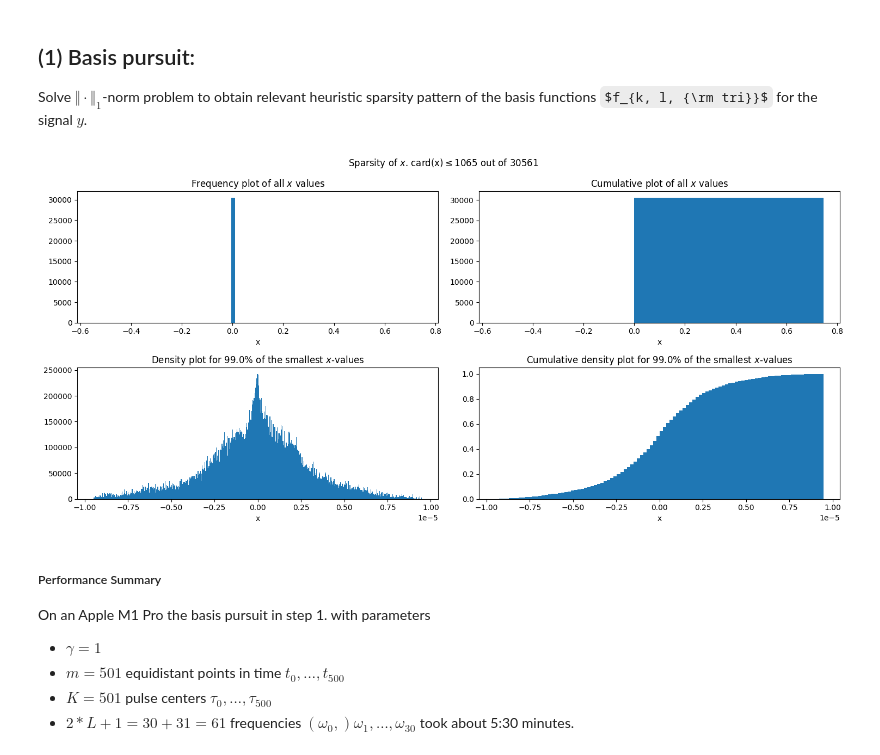
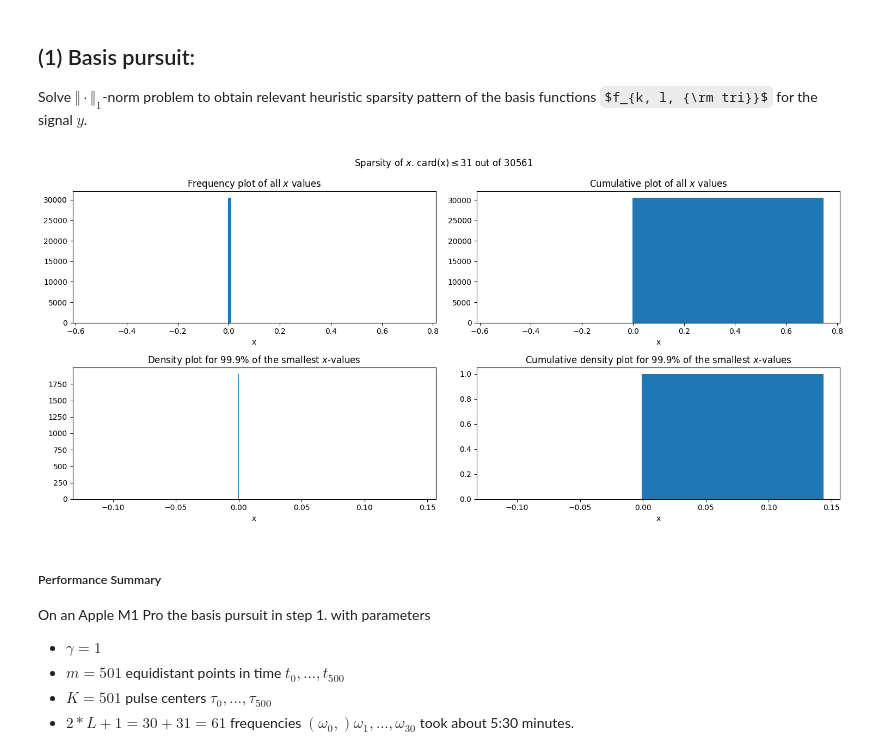
Before and after one commit to dhjnam/cvx-opt, a Jupyter notebook: 06_5_4_time_frequency_analysis_with_basis_pursuit.ipynb, the cells around one changed output. Saved outputs shown, nothing was run; the diff lists cells and outputs as text; code cells hidden in the pictures; some formulas as TeX source.

```diff
--- a/06_5_4_time_frequency_analysis_with_basis_pursuit.ipynb
+++ b/06_5_4_time_frequency_analysis_with_basis_pursuit.ipynb
@@ -63,6 +63,7 @@ Solve $\Vert\cdot\Vert_1$-norm problem to obtain relevant heuristic sparsity pat
 K = 501
 L = 30
 dL1 = 2 * L + 1
+KdL1 = K * dL1
 
 sigma = .05
 tau = np.linspace(0, 1, K)
@@ -86,58 +87,61 @@ A = np.array([
 
 gamma = cp.Parameter(nonneg=True)
 
-A = A.reshape(m, K * dL1)
-x = cp.Variable( K * dL1)
+A = A.reshape(m, KdL1)
+x = cp.Variable( KdL1)
 obj = cp.sum_squares( A @ x - y ) + gamma * cp.norm1(x)
 
 problem = cp.Problem(cp.Minimize(obj))
 gamma.value = 1
 problem.solve(verbose=False)
-sparse_x = x.value
+x_opt_sparse = x.value
 # %%
 # Histogram plot of sparsity vector and approximation
 
+# in second row only incluce a fraction of p smallest sparsity values into the histogram
+p = .999 # also try p = .995, .99, .95, .90
+nP = int(np.floor(p * KdL1))
+nQ = KdL1 - nP
+idx_smallest_p_rest = np.argpartition(np.abs(x_opt_sparse), nP)
+idx_smallest_p = idx_smallest_p_rest[:nP]
+
+
 fig, axes = plt.subplots(2, 2, figsize=(15, 7))
-fig.suptitle(f'Sparsity of $x$. $\\rm{{card}}(x) \\leq {len(sparse_x) - len(zero_x)} $ out of {len(sparse_x)}')
+fig.suptitle(f'Sparsity of $x$. $\\rm{{card}}(x) \\leq { nQ } $ out of { KdL1 }')
 
 ax = axes[0, 0]
 ax.set(
     title=f'Frequency plot of all $x$ values',
     xlabel='x'
 )
-ax.hist(sparse_x, bins=100)
+ax.hist(x_opt_sparse, bins=100)
 
 ax = axes[0, 1]
 ax.set(
     title=f'Cumulative plot of all $x$ values',
     xlabel='x'
 )
-ax.hist(sparse_x, bins=500, cumulative=True)
+ax.hist(x_opt_sparse, bins=500, cumulative=True)
 
 
-# only incluce a fraction of p smallest sparsity values into the histogram
-p = .99
-nP = int(np.ceil(p * K * dL1))
-p_smallest = np.argpartition(np.abs(sparse_x), nP)[:nP]
-
 ax = axes[1, 0]
-ax.hist(sparse_x[p_smallest], bins=500, density=True)
+ax.hist(x_opt_sparse[ idx_smallest_p ], bins=500, density=True)
 ax.set(
-    title=f'Density plot for ${{{p * 100}}} \\%$ of the smallest $x$-values',
+    title=f'Density plot for ${{ { p * 100 } }} \\%$ of the smallest $x$-values',
     xlabel='x'
 )
 
 ax = axes[1, 1]
 ax.set(
-    title=f'Cumulative density plot for ${{{p * 100}}} \\%$ of the smallest $x$-values',
+    title=f'Cumulative density plot for ${{ { p * 100 } }} \\%$ of the smallest $x$-values',
     xlabel='x'
 )
-ax.hist(sparse_x[p_smallest], bins=100, density=True, cumulative=True)
+ax.hist(x_opt_sparse[ idx_smallest_p ], bins=100, density=True, cumulative=True)
 
 fig.tight_layout()
 plt.show()
 # %% [output]
-[figure, old version]
+[figure, new version]
 # %% [markdown]
 ##### Performance Summary
 
```
Also changed, not shown: parts of 3 cells of this notebook.
